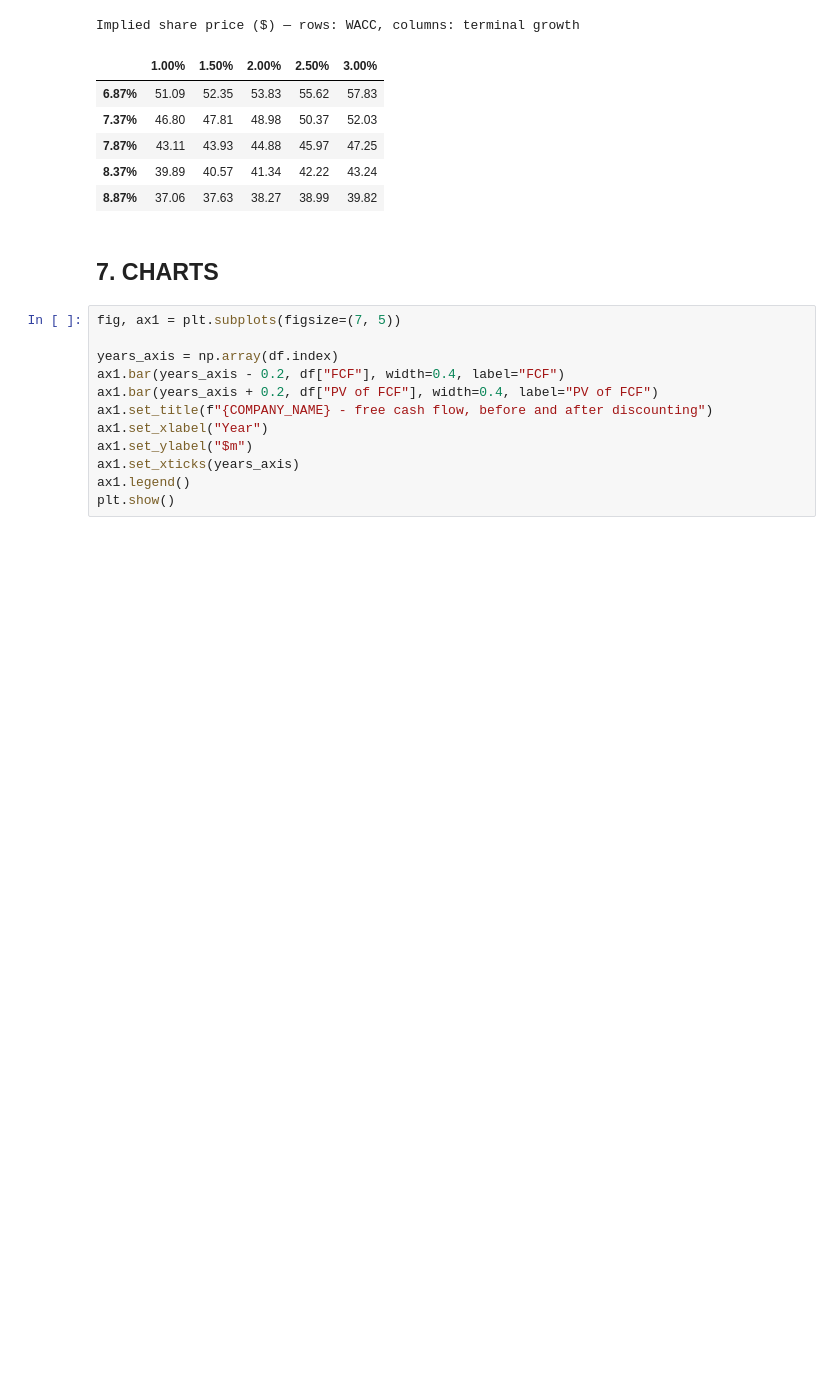
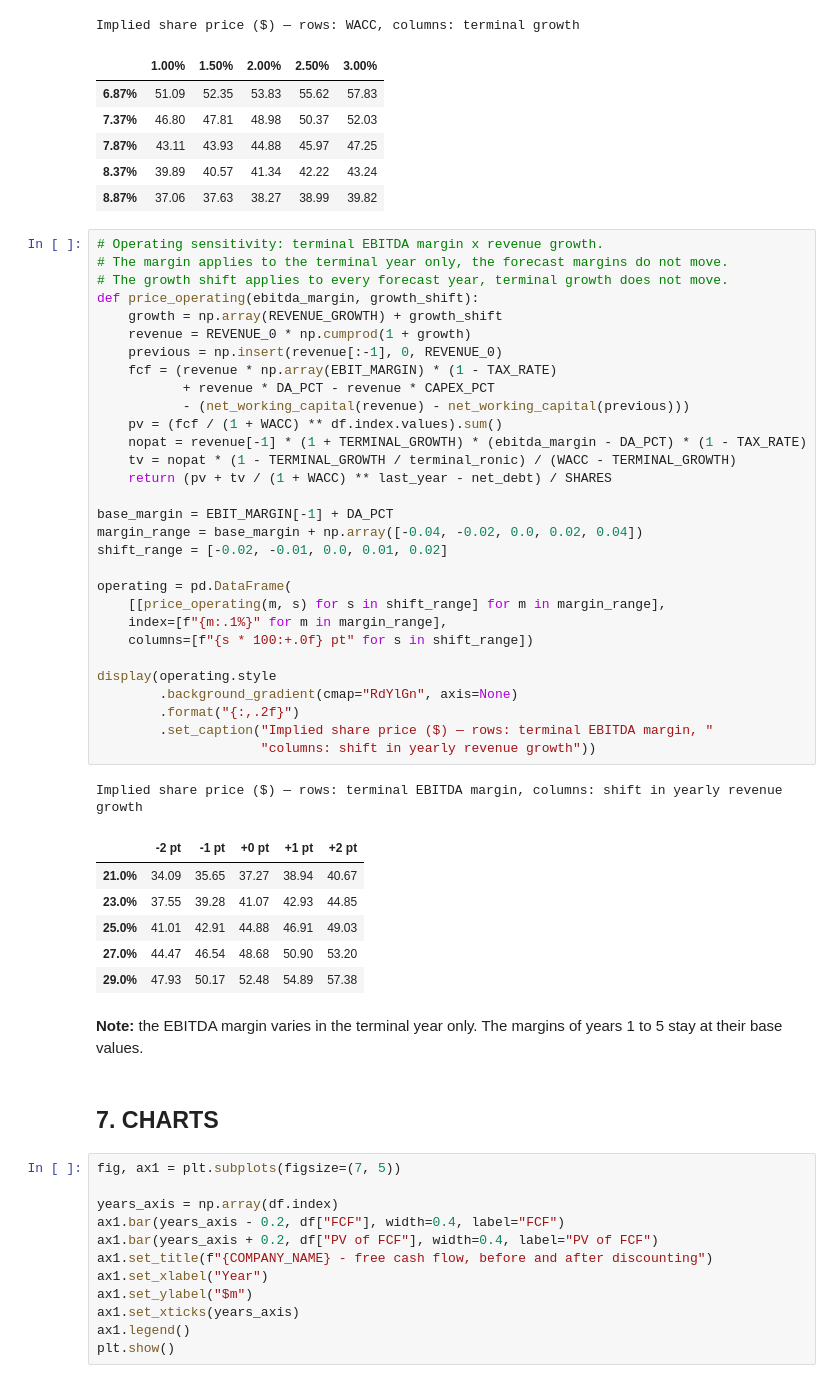
Before and after one commit to louischarpentier83-source/dcf-valuation-model, a Jupyter notebook: DCF.ipynb, the cells around one changed output. Cells and saved outputs as stored; diff of their text form; blank space fills up the shorter version.

```diff
--- a/DCF.ipynb
+++ b/DCF.ipynb
@@ -293,6 +293,46 @@ Implied share price ($) — rows: WACC, columns: terminal growth
 | 7.87% | 43.11 | 43.93 | 44.88 | 45.97 | 47.25 |
 | 8.37% | 39.89 | 40.57 | 41.34 | 42.22 | 43.24 |
 | 8.87% | 37.06 | 37.63 | 38.27 | 38.99 | 39.82 |
+# %%
+# Operating sensitivity: terminal EBITDA margin x revenue growth.
+# The margin applies to the terminal year only, the forecast margins do not move.
+# The growth shift applies to every forecast year, terminal growth does not move.
+def price_operating(ebitda_margin, growth_shift):
+    growth = np.array(REVENUE_GROWTH) + growth_shift
+    revenue = REVENUE_0 * np.cumprod(1 + growth)
+    previous = np.insert(revenue[:-1], 0, REVENUE_0)
+    fcf = (revenue * np.array(EBIT_MARGIN) * (1 - TAX_RATE)
+           + revenue * DA_PCT - revenue * CAPEX_PCT
+           - (net_working_capital(revenue) - net_working_capital(previous)))
+    pv = (fcf / (1 + WACC) ** df.index.values).sum()
+    nopat = revenue[-1] * (1 + TERMINAL_GROWTH) * (ebitda_margin - DA_PCT) * (1 - TAX_RATE)
+    tv = nopat * (1 - TERMINAL_GROWTH / terminal_ronic) / (WACC - TERMINAL_GROWTH)
+    return (pv + tv / (1 + WACC) ** last_year - net_debt) / SHARES
+
+base_margin = EBIT_MARGIN[-1] + DA_PCT
+margin_range = base_margin + np.array([-0.04, -0.02, 0.0, 0.02, 0.04])
+shift_range = [-0.02, -0.01, 0.0, 0.01, 0.02]
+
+operating = pd.DataFrame(
+    [[price_operating(m, s) for s in shift_range] for m in margin_range],
+    index=[f"{m:.1%}" for m in margin_range],
+    columns=[f"{s * 100:+.0f} pt" for s in shift_range])
+
+display(operating.style
+        .background_gradient(cmap="RdYlGn", axis=None)
+        .format("{:,.2f}")
+        .set_caption("Implied share price ($) — rows: terminal EBITDA margin, "
+                     "columns: shift in yearly revenue growth"))
+# %% [output]
+Implied share price ($) — rows: terminal EBITDA margin, columns: shift in yearly revenue growth
+|  | -2 pt | -1 pt | +0 pt | +1 pt | +2 pt |
+| 21.0% | 34.09 | 35.65 | 37.27 | 38.94 | 40.67 |
+| 23.0% | 37.55 | 39.28 | 41.07 | 42.93 | 44.85 |
+| 25.0% | 41.01 | 42.91 | 44.88 | 46.91 | 49.03 |
+| 27.0% | 44.47 | 46.54 | 48.68 | 50.90 | 53.20 |
+| 29.0% | 47.93 | 50.17 | 52.48 | 54.89 | 57.38 |
+# %% [markdown]
+**Note:** the EBITDA margin varies in the terminal year only. The margins of years 1 to 5 stay at their base values.
 # %% [markdown]
 ## 7. CHARTS
 # %%
```
Also changed, not shown: 1 other file.
